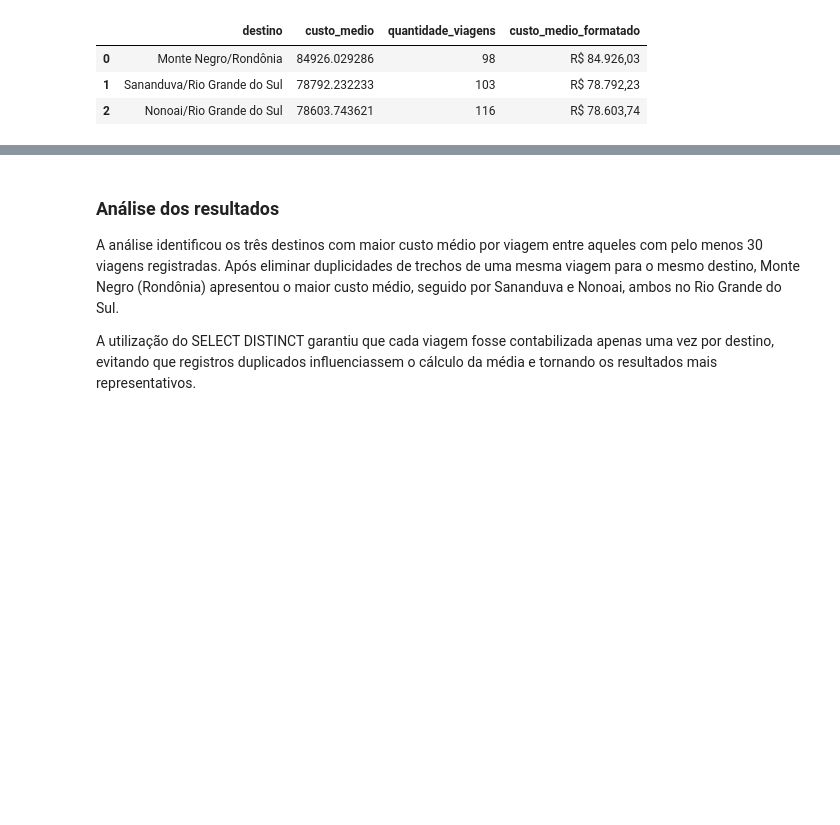
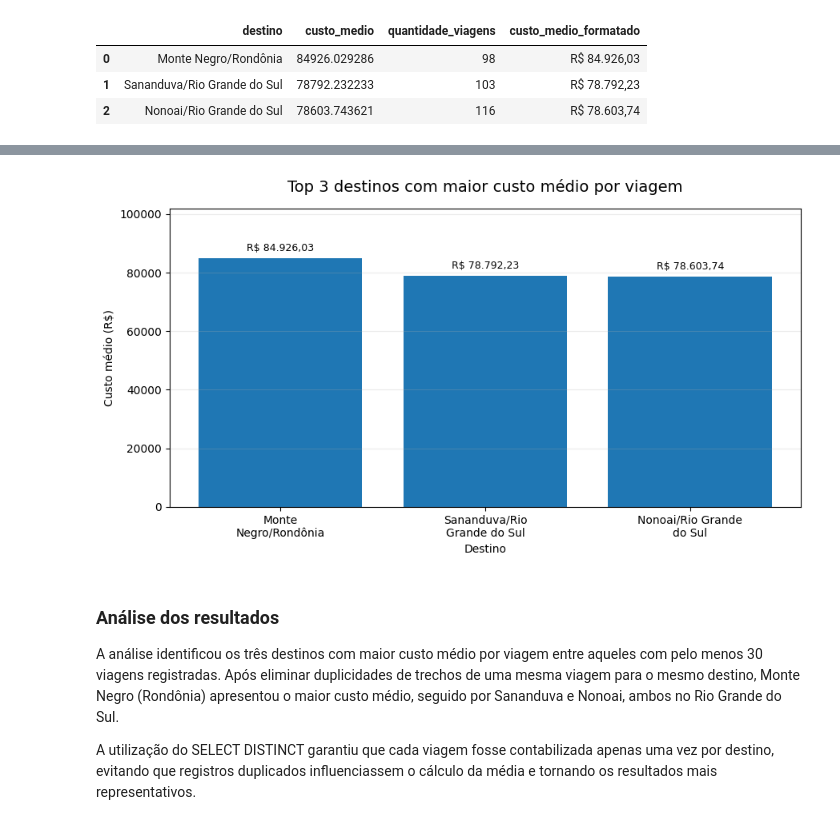
Before and after one commit to FernandaBarrosLinhares/Projeto-Final-Fernanda-Linhares, a Jupyter notebook: notebooks/3_analise.ipynb, the cells around one changed output, grey strips where cells are left out. Saved outputs shown, nothing was run; the diff lists cells and outputs as text; code cells hidden in the pictures; blank space fills up the shorter version.

```diff
--- a/notebooks/3_analise.ipynb
+++ b/notebooks/3_analise.ipynb
@@ -239,3 +232,60 @@ plt.show()
+# %%
+import textwrap
+
+fig, ax = plt.subplots(figsize=(9, 5))
+
+
+destinos = [
+    '\n'.join(textwrap.wrap(nome, width=18))
+    for nome in q2['destino']
+]
+
+
+ax.bar(
+    destinos,
+    q2['custo_medio']
+)
+
+
+
+ax.set_ylim(
+    0,
+    q2['custo_medio'].max() * 1.20
+)
+
+
+ax.set_title(
+    'Top 3 destinos com maior custo médio por viagem',
+    fontsize=14,
+    pad=15
+)
+
+ax.set_xlabel('Destino')
+ax.set_ylabel('Custo médio (R$)')
+
+
+ax.grid(
+    axis='y',
+    alpha=0.25
+)
+
+
+
+for i, valor in enumerate(q2['custo_medio']):
+    ax.text(
+        i,
+        valor + q2['custo_medio'].max() * 0.02,
+        reais(valor),
+        ha='center',
+        va='bottom',
+        fontsize=9
+    )
+
+
+plt.tight_layout()
+plt.show()
+# %% [output]
+[figure, added]
 # %% [markdown]
 ### Análise dos resultados
 
```
Also changed, not shown: parts of 10 cells of this notebook.
